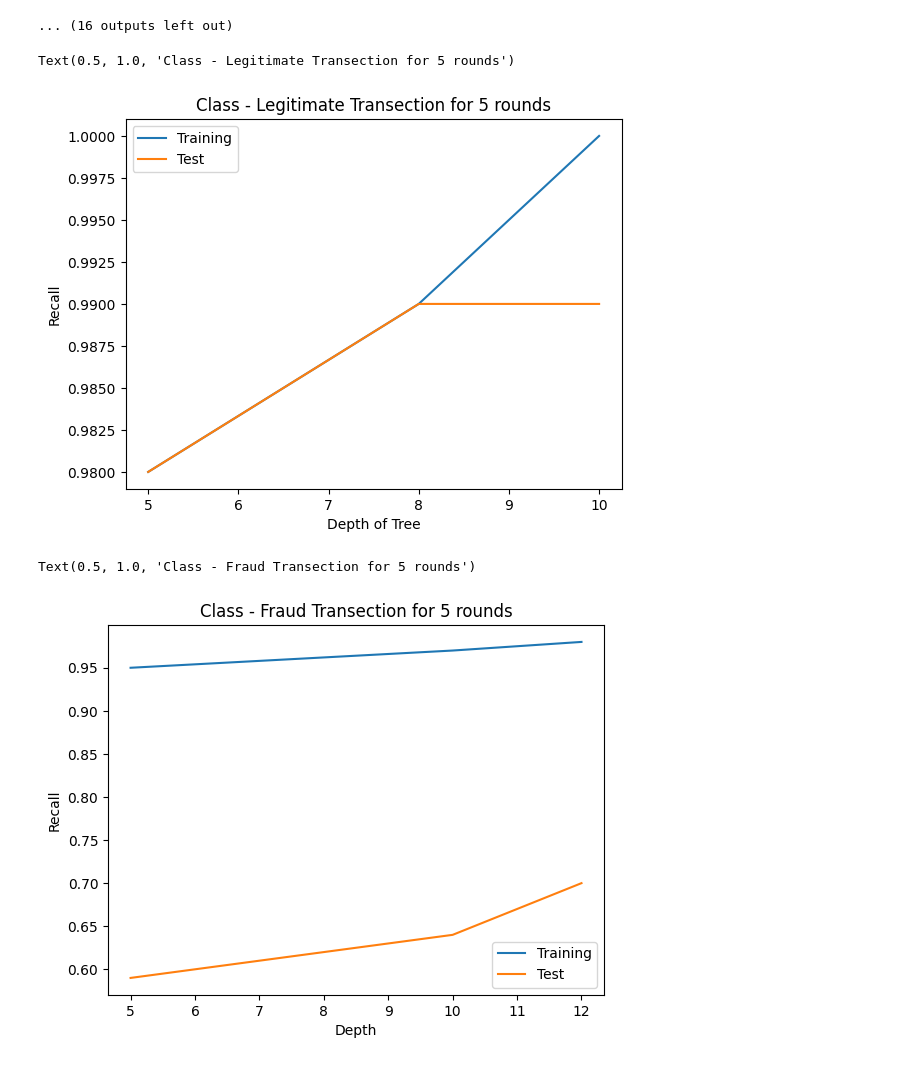
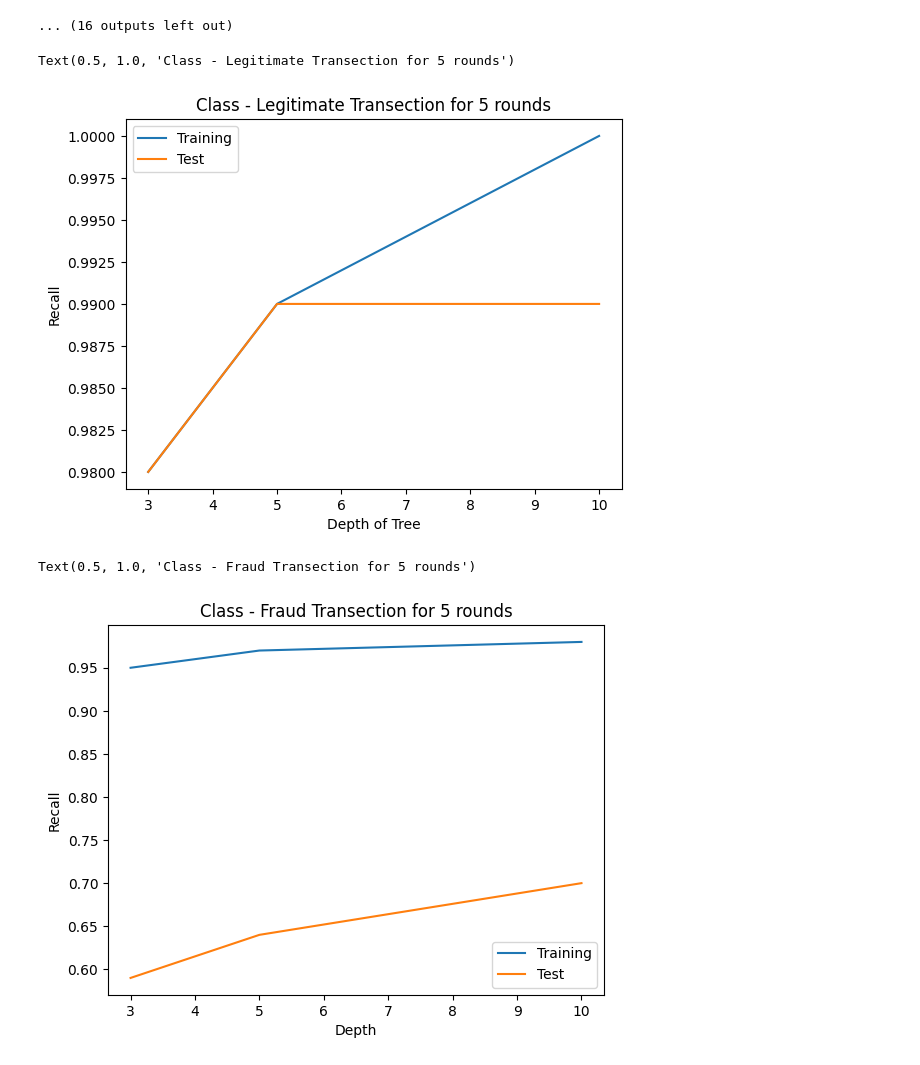
Before and after one commit to karysutariya/Fraud-Detection, a Jupyter notebook: XGboost.ipynb, the cells around one changed output. Drawn from its saved outputs; the diff is of its cells as text; code cells hidden in the pictures.

```diff
--- a/XGboost.ipynb
+++ b/XGboost.ipynb
@@ -160,7 +160,7 @@ Training Report
 weighted avg       0.97      0.97      0.97    186124
 ... (16 outputs left out)
 # %%
-x = [5, 8, 10]
+x = [3, 5, 10]
 y_train = [0.98, 0.99, 1]
 y_test = [0.98, 0.99, 0.99]
 plt.plot(x,y_train, label = "Training")
@@ -171,18 +171,18 @@ plt.ylabel('Recall')
 plt.title('Class - Legitimate Transection for 5 rounds')
 # %% [output]
 Text(0.5, 1.0, 'Class - Legitimate Transection for 5 rounds')
-[figure, old version]
+[figure, new version]
 # %%
-x = [5, 10,12]
+x = [3, 5, 10]
 y_train = [0.95, 0.97, 0.98]
 y_test = [0.59,  0.64, 0.70]
 plt.plot(x,y_train, label = "Training")
 plt.plot(x,y_test, label = "Test")
 plt.legend()
 plt.xlabel('Depth')
 plt.ylabel('Recall')
 plt.title('Class - Fraud Transection for 5 rounds')
 # %% [output]
 Text(0.5, 1.0, 'Class - Fraud Transection for 5 rounds')
-[figure, old version]
+[figure, new version]
 # %%
```
Also changed, not shown: parts of 4 cells of this notebook, 10 other files.
